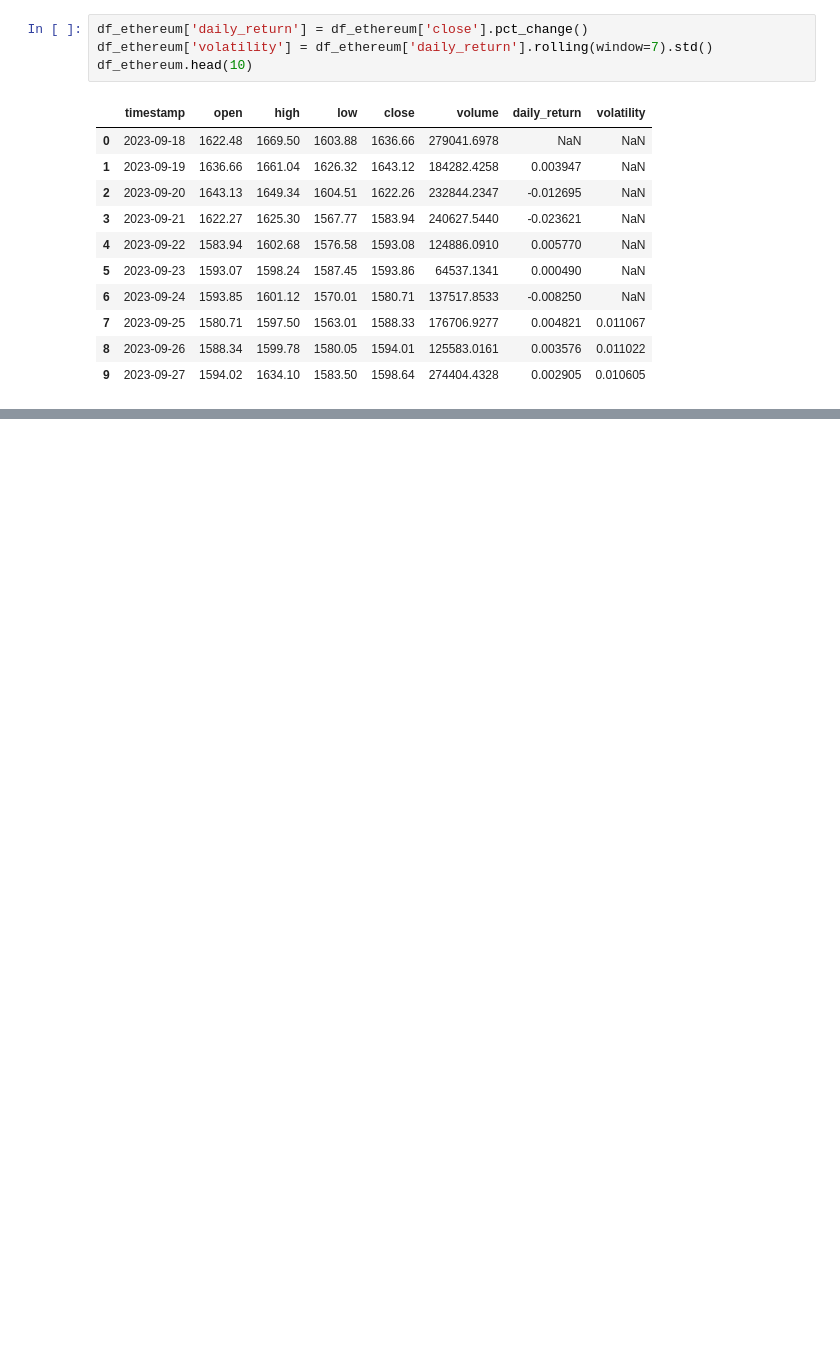
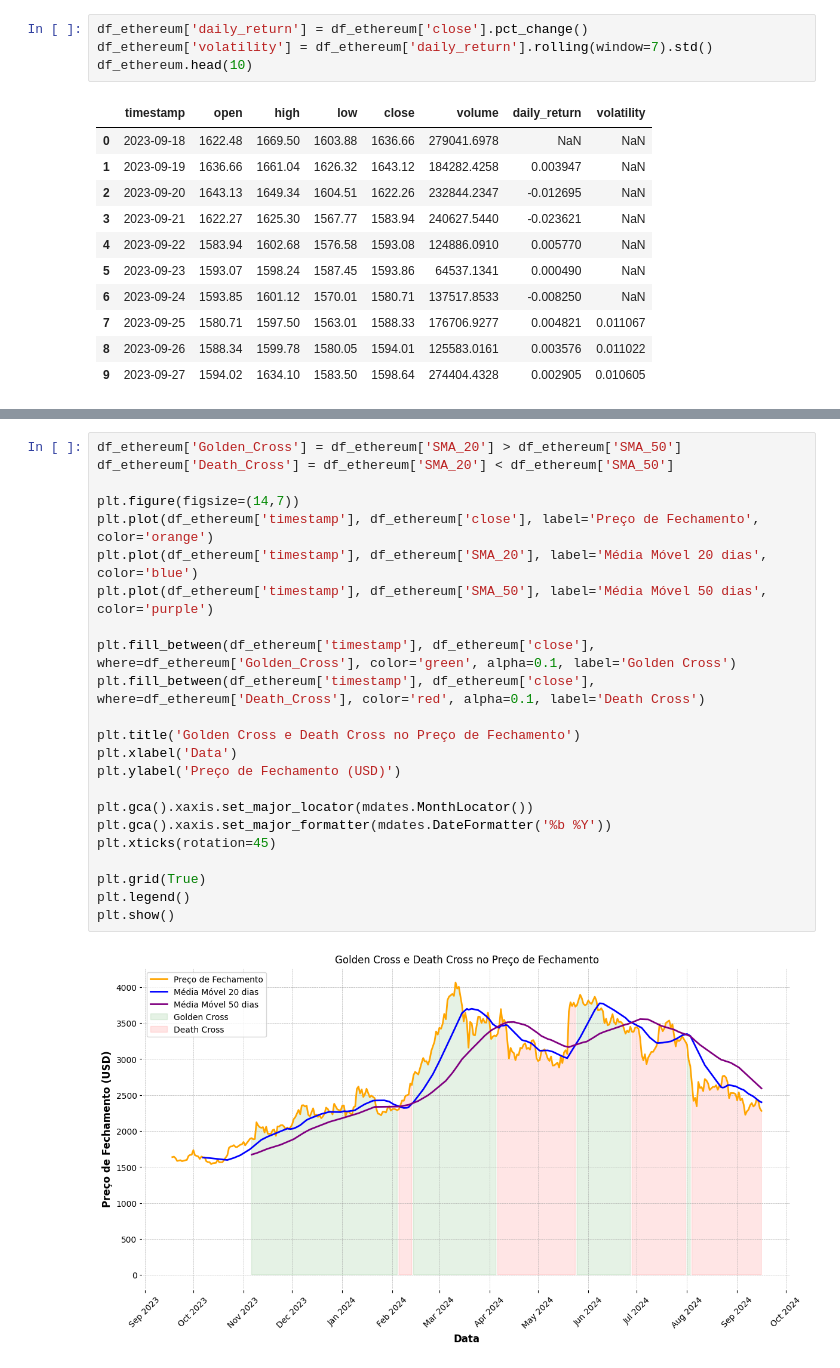
Before and after one commit to cecigonca/ponderada-cripto, a Jupyter notebook: src/dados_processados/ethereum.ipynb, the cells around one changed output, grey strips where cells are left out. Drawn from its saved outputs; the diff is of its cells as text; blank space fills up the shorter version.

```diff
--- a/src/dados_processados/ethereum.ipynb
+++ b/src/dados_processados/ethereum.ipynb
@@ -74,0 +124,25 @@ df_ethereum.head(10)
+# %%
+df_ethereum['Golden_Cross'] = df_ethereum['SMA_20'] > df_ethereum['SMA_50']
+df_ethereum['Death_Cross'] = df_ethereum['SMA_20'] < df_ethereum['SMA_50']
+
+plt.figure(figsize=(14,7))
+plt.plot(df_ethereum['timestamp'], df_ethereum['close'], label='Preço de Fechamento', color='orange')
+plt.plot(df_ethereum['timestamp'], df_ethereum['SMA_20'], label='Média Móvel 20 dias', color='blue')
+plt.plot(df_ethereum['timestamp'], df_ethereum['SMA_50'], label='Média Móvel 50 dias', color='purple')
+
+plt.fill_between(df_ethereum['timestamp'], df_ethereum['close'], where=df_ethereum['Golden_Cross'], color='green', alpha=0.1, label='Golden Cross')
+plt.fill_between(df_ethereum['timestamp'], df_ethereum['close'], where=df_ethereum['Death_Cross'], color='red', alpha=0.1, label='Death Cross')
+
+plt.title('Golden Cross e Death Cross no Preço de Fechamento')
+plt.xlabel('Data')
+plt.ylabel('Preço de Fechamento (USD)')
+
+plt.gca().xaxis.set_major_locator(mdates.MonthLocator())
+plt.gca().xaxis.set_major_formatter(mdates.DateFormatter('%b %Y'))
+plt.xticks(rotation=45)
+
+plt.grid(True)
+plt.legend()
+plt.show()
+# %% [output]
+[figure, added]
```
Also changed, not shown: parts of 8 cells of this notebook.
